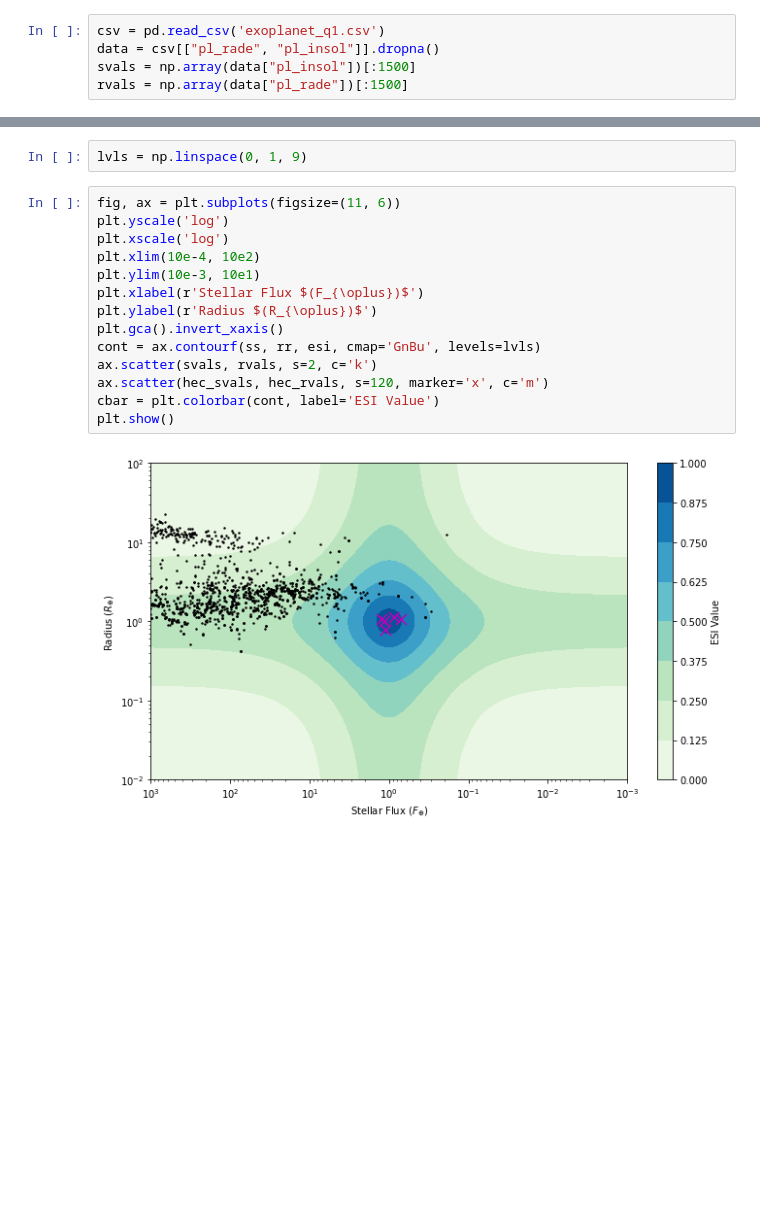
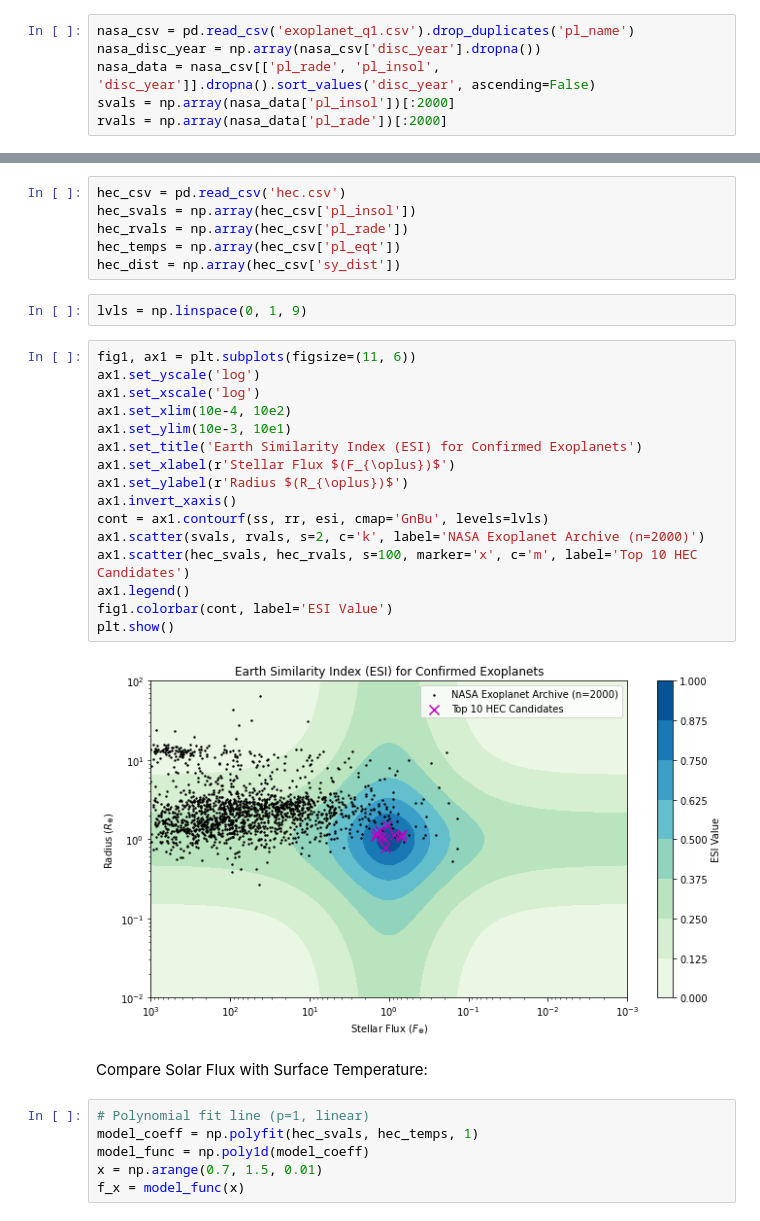
Before and after one commit to dmharrington03/exoplanets, a Jupyter notebook: exoplanets.ipynb, the cells around one changed output, grey strips where cells are left out. Cells and saved outputs as stored; diff of their text form; blank space fills up the shorter version.

Commit message:
flux v temp and discoveries per year graphs

```diff
--- a/exoplanets.ipynb
+++ b/exoplanets.ipynb
@@ -21,9 +26,10 @@ esi = ESI2(ss * s_earth, rr * r_earth)
 # %% [markdown]
 Import NASA Exoplanet Data:
 # %%
-csv = pd.read_csv('exoplanet_q1.csv')
-data = csv[["pl_rade", "pl_insol"]].dropna()
-svals = np.array(data["pl_insol"])[:1500]
-rvals = np.array(data["pl_rade"])[:1500]
+nasa_csv = pd.read_csv('exoplanet_q1.csv').drop_duplicates('pl_name')
+nasa_disc_year = np.array(nasa_csv['disc_year'].dropna())
+nasa_data = nasa_csv[['pl_rade', 'pl_insol', 'disc_year']].dropna().sort_values('disc_year', ascending=False)
+svals = np.array(nasa_data['pl_insol'])[:2000]
+rvals = np.array(nasa_data['pl_rade'])[:2000]
 # %% [markdown]
 Import HEC Data:
@@ -34,18 +36,34 @@ hec_rvals = csv2['pl_rade']
+# %%
+hec_csv = pd.read_csv('hec.csv')
+hec_svals = np.array(hec_csv['pl_insol'])
+hec_rvals = np.array(hec_csv['pl_rade'])
+hec_temps = np.array(hec_csv['pl_eqt'])
+hec_dist = np.array(hec_csv['sy_dist'])
 # %%
 lvls = np.linspace(0, 1, 9)
 # %%
-fig, ax = plt.subplots(figsize=(11, 6))
-plt.yscale('log')
-plt.xscale('log')
-plt.xlim(10e-4, 10e2)
-plt.ylim(10e-3, 10e1)
-plt.xlabel(r'Stellar Flux $(F_{\oplus})$')
-plt.ylabel(r'Radius $(R_{\oplus})$')
-plt.gca().invert_xaxis()
-cont = ax.contourf(ss, rr, esi, cmap='GnBu', levels=lvls)
-ax.scatter(svals, rvals, s=2, c='k')
-ax.scatter(hec_svals, hec_rvals, s=120, marker='x', c='m')
-cbar = plt.colorbar(cont, label='ESI Value')
+fig1, ax1 = plt.subplots(figsize=(11, 6))
+ax1.set_yscale('log')
+ax1.set_xscale('log')
+ax1.set_xlim(10e-4, 10e2)
+ax1.set_ylim(10e-3, 10e1)
+ax1.set_title('Earth Similarity Index (ESI) for Confirmed Exoplanets')
+ax1.set_xlabel(r'Stellar Flux $(F_{\oplus})$')
+ax1.set_ylabel(r'Radius $(R_{\oplus})$')
+ax1.invert_xaxis()
+cont = ax1.contourf(ss, rr, esi, cmap='GnBu', levels=lvls)
+ax1.scatter(svals, rvals, s=2, c='k', label='NASA Exoplanet Archive (n=2000)')
+ax1.scatter(hec_svals, hec_rvals, s=100, marker='x', c='m', label='Top 10 HEC Candidates')
+ax1.legend()
+fig1.colorbar(cont, label='ESI Value')
 plt.show()
 # %% [output]
-[figure, old version]
+[figure, new version]
+# %% [markdown]
+Compare Solar Flux with Surface Temperature:
+# %%
+# Polynomial fit line (p=1, linear)
+model_coeff = np.polyfit(hec_svals, hec_temps, 1)
+model_func = np.poly1d(model_coeff)
+x = np.arange(0.7, 1.5, 0.01)
+f_x = model_func(x)
```
Also changed, not shown: parts of 7 cells of this notebook.
